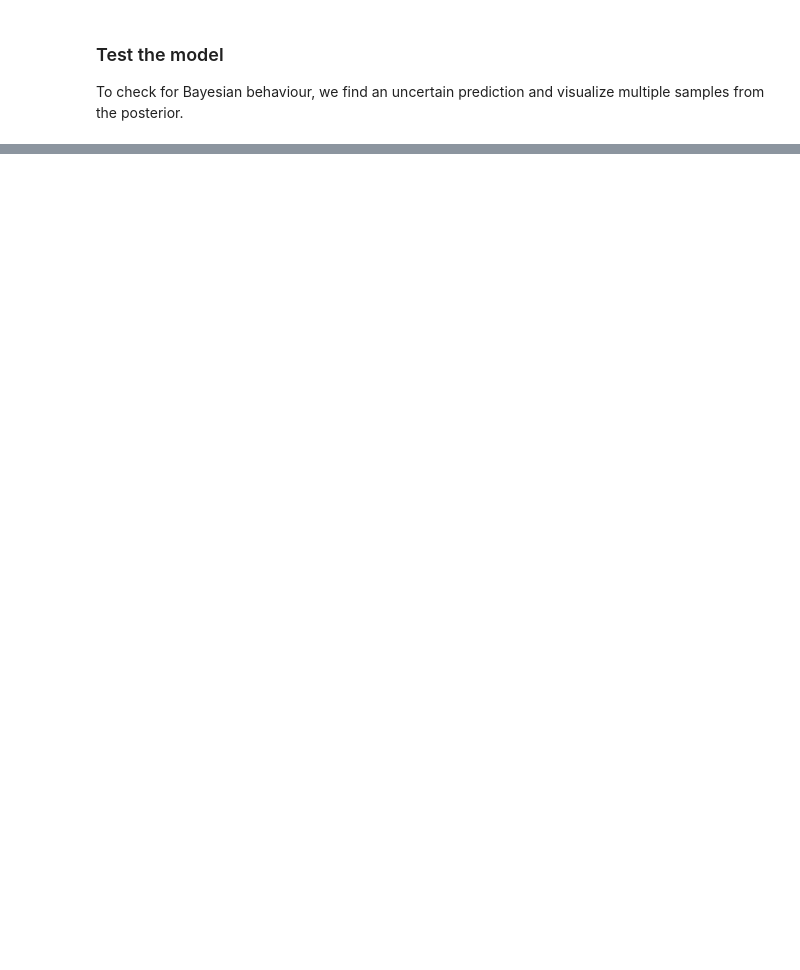
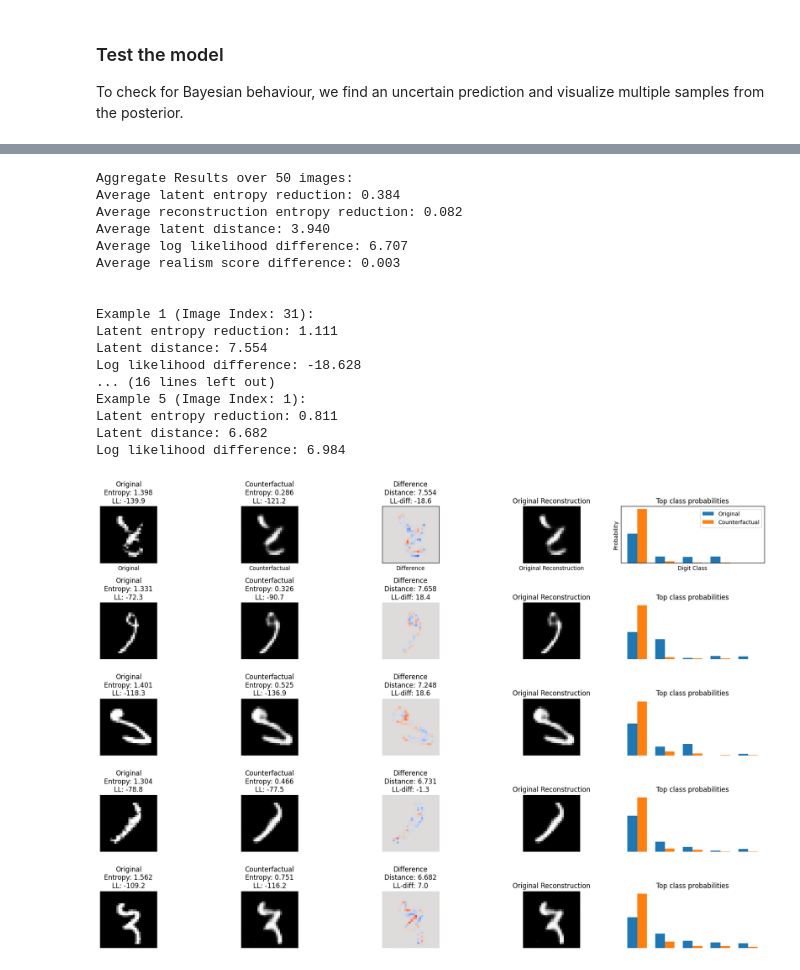
Before and after one commit to confinlay/Bayesian-CE, a Jupyter notebook: MyImplementation/testing_notebooks/test-clue-performance.ipynb, the cells around one changed output, grey strips where cells are left out. Drawn from its saved outputs; the diff is of its cells as text; code cells hidden in the pictures; blank space fills up the shorter version.

```diff
--- a/MyImplementation/testing_notebooks/test-clue-performance.ipynb
+++ b/MyImplementation/testing_notebooks/test-clue-performance.ipynb
@@ -262,0 +344,32 @@ Reconstruction MSE: 0.0015
+# %%
+results = evaluate_clue_counterfactuals(
+    uncertain_images,
+    bll_vi,
+    decoder,
+    vae,
+    device=cfg.device,
+    steps=100,
+    lr=0.01,
+    distance_weight=0.05,
+)
+# %%
+visualize_counterfactual_results(results)
+# %% [output]
+Aggregate Results over 50 images:
+Average latent entropy reduction: 0.384
+Average reconstruction entropy reduction: 0.082
+Average latent distance: 3.940
+Average log likelihood difference: 6.707
+Average realism score difference: 0.003
+
+
+Example 1 (Image Index: 31):
+Latent entropy reduction: 1.111
+Latent distance: 7.554
+Log likelihood difference: -18.628
+... (16 lines left out)
+Example 5 (Image Index: 1):
+Latent entropy reduction: 0.811
+Latent distance: 6.682
+Log likelihood difference: 6.984
+[figure, added]
```
Also changed, not shown: parts of 18 cells of this notebook, 3 other files.
